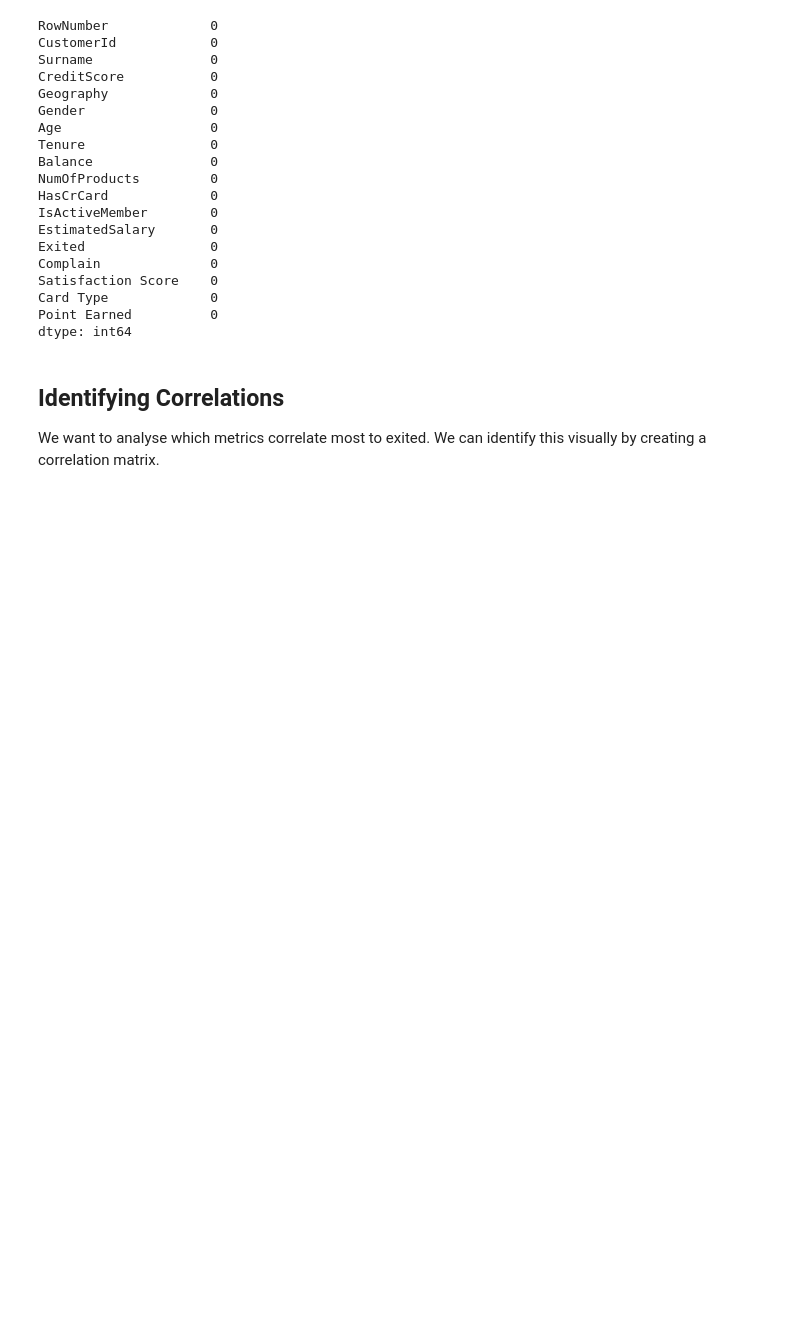
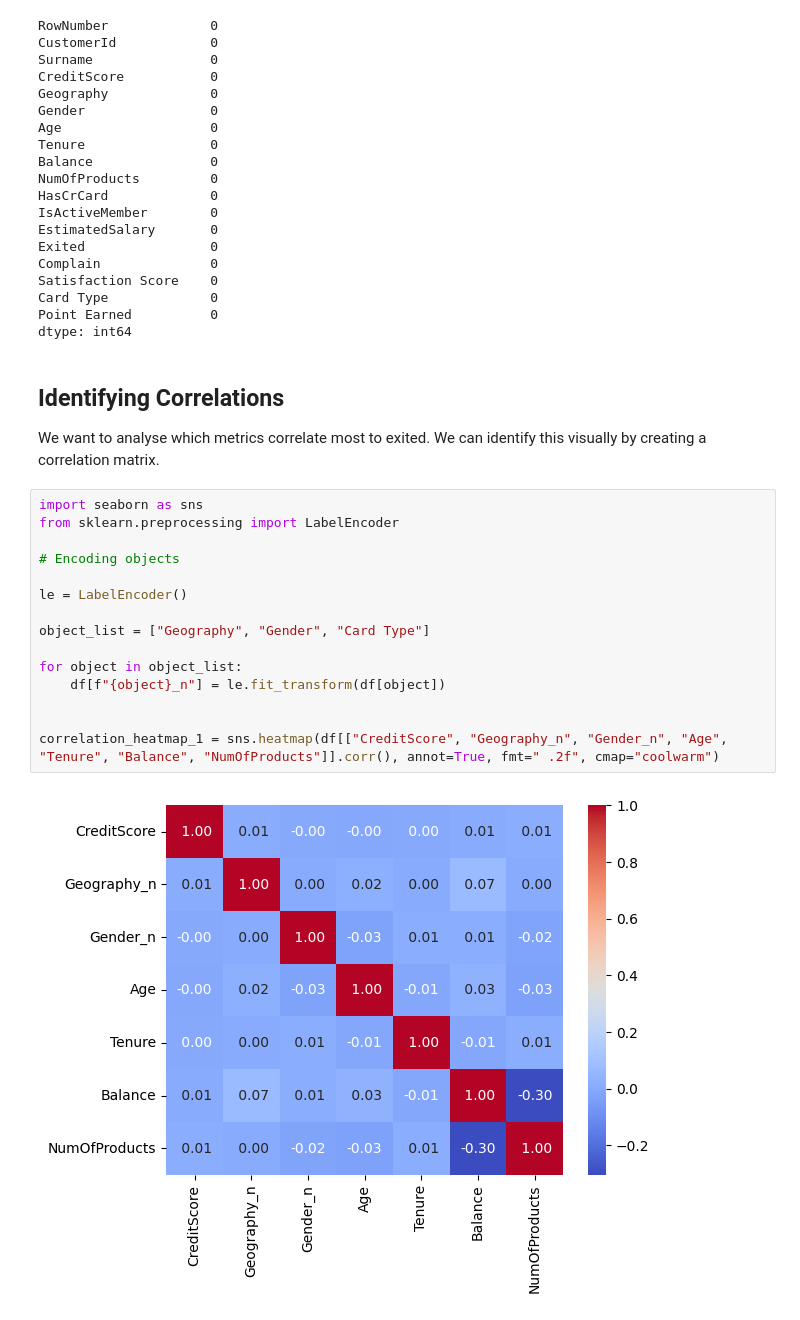
Before and after one commit to joela03/Customer-Churn-Analysis-and-Prediction, a Jupyter notebook: churn_analysis.ipynb, the cells around one changed output. Cells and saved outputs as stored; diff of their text form; blank space fills up the shorter version.

Commit message:
refactored heatmap by encoding objects

```diff
--- a/churn_analysis.ipynb
+++ b/churn_analysis.ipynb
@@ -62,4 +62,21 @@ dtype: int64
 ## Identifying Correlations
 
 We want to analyse which metrics correlate most to exited. We can identify this visually by creating a correlation matrix.
+# %%
+import seaborn as sns
+from sklearn.preprocessing import LabelEncoder
+
+# Encoding objects
+
+le = LabelEncoder()
+
+object_list = ["Geography", "Gender", "Card Type"]
+
+for object in object_list:
+    df[f"{object}_n"] = le.fit_transform(df[object])
+
+
+correlation_heatmap_1 = sns.heatmap(df[["CreditScore", "Geography_n", "Gender_n", "Age", "Tenure", "Balance", "NumOfProducts"]].corr(), annot=True, fmt=" .2f", cmap="coolwarm")
+# %% [output]
+[figure, added]
 # %%
```
Also changed, not shown: parts of 1 cell of this notebook, 1 other file.
